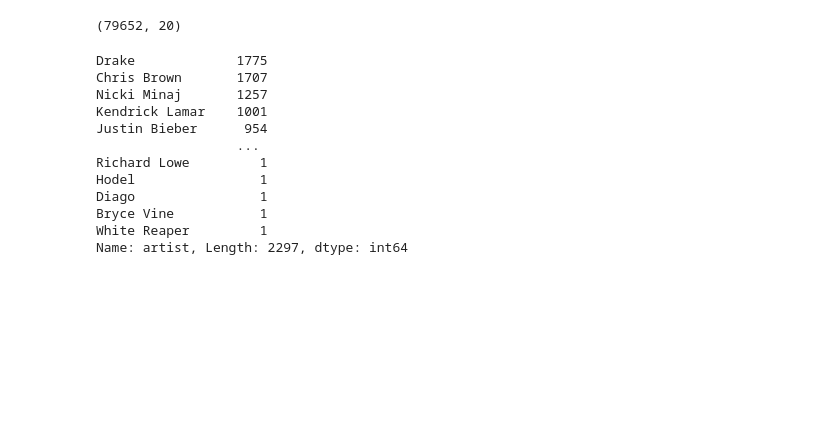
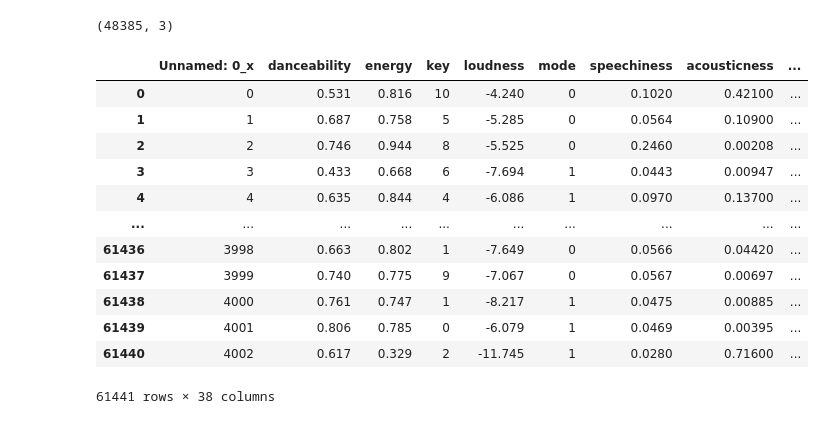
Before and after one commit to sqnguyen00/GA_capstone, a Jupyter notebook: code/data_cleaning.ipynb, the cells around one changed output. Drawn from its saved outputs; the diff is of its cells as text; code cells hidden in the pictures; blank space fills up the shorter version.

```diff
--- a/code/data_cleaning.ipynb
+++ b/code/data_cleaning.ipynb
@@ -101,20 +68,5 @@ feat.shape
 # %%
-pop.shape
+pop[features].shape
 # %% [output]
-(79652, 20)
+(48385, 3)
-# %%
-pop['artist'].value_counts()
-# %% [output]
-Drake             1775
-Chris Brown       1707
-Nicki Minaj       1257
-Kendrick Lamar    1001
-Justin Bieber      954
-                  ...
-Richard Lowe         1
-Hodel                1
-Diago                1
-Bryce Vine           1
-White Reaper         1
-Name: artist, Length: 2297, dtype: int64
 # %%
@@ -121,0 +74,16 @@ final = pd.merge(feat, pop, on='id', how ='left')
+# %%
+merged_df
+# %% [output]
+|  | Unnamed: 0_x | danceability | energy | key | loudness | mode | speechiness | acousticness | ... |
+| 0 | 0 | 0.531 | 0.816 | 10 | -4.240 | 0 | 0.1020 | 0.42100 | ... |
+| 1 | 1 | 0.687 | 0.758 | 5 | -5.285 | 0 | 0.0564 | 0.10900 | ... |
+| 2 | 2 | 0.746 | 0.944 | 8 | -5.525 | 0 | 0.2460 | 0.00208 | ... |
+| 3 | 3 | 0.433 | 0.668 | 6 | -7.694 | 1 | 0.0443 | 0.00947 | ... |
+| 4 | 4 | 0.635 | 0.844 | 4 | -6.086 | 1 | 0.0970 | 0.13700 | ... |
+| ... | ... | ... | ... | ... | ... | ... | ... | ... | ... |
+| 61436 | 3998 | 0.663 | 0.802 | 1 | -7.649 | 0 | 0.0566 | 0.04420 | ... |
+| 61437 | 3999 | 0.740 | 0.775 | 9 | -7.067 | 0 | 0.0567 | 0.00697 | ... |
+| 61438 | 4000 | 0.761 | 0.747 | 1 | -8.217 | 1 | 0.0475 | 0.00885 | ... |
+| 61439 | 4001 | 0.806 | 0.785 | 0 | -6.079 | 1 | 0.0469 | 0.00395 | ... |
+| 61440 | 4002 | 0.617 | 0.329 | 2 | -11.745 | 1 | 0.0280 | 0.71600 | ... |
+61441 rows × 38 columns
```
Also changed, not shown: parts of 21 cells of this notebook, 12 other files.
